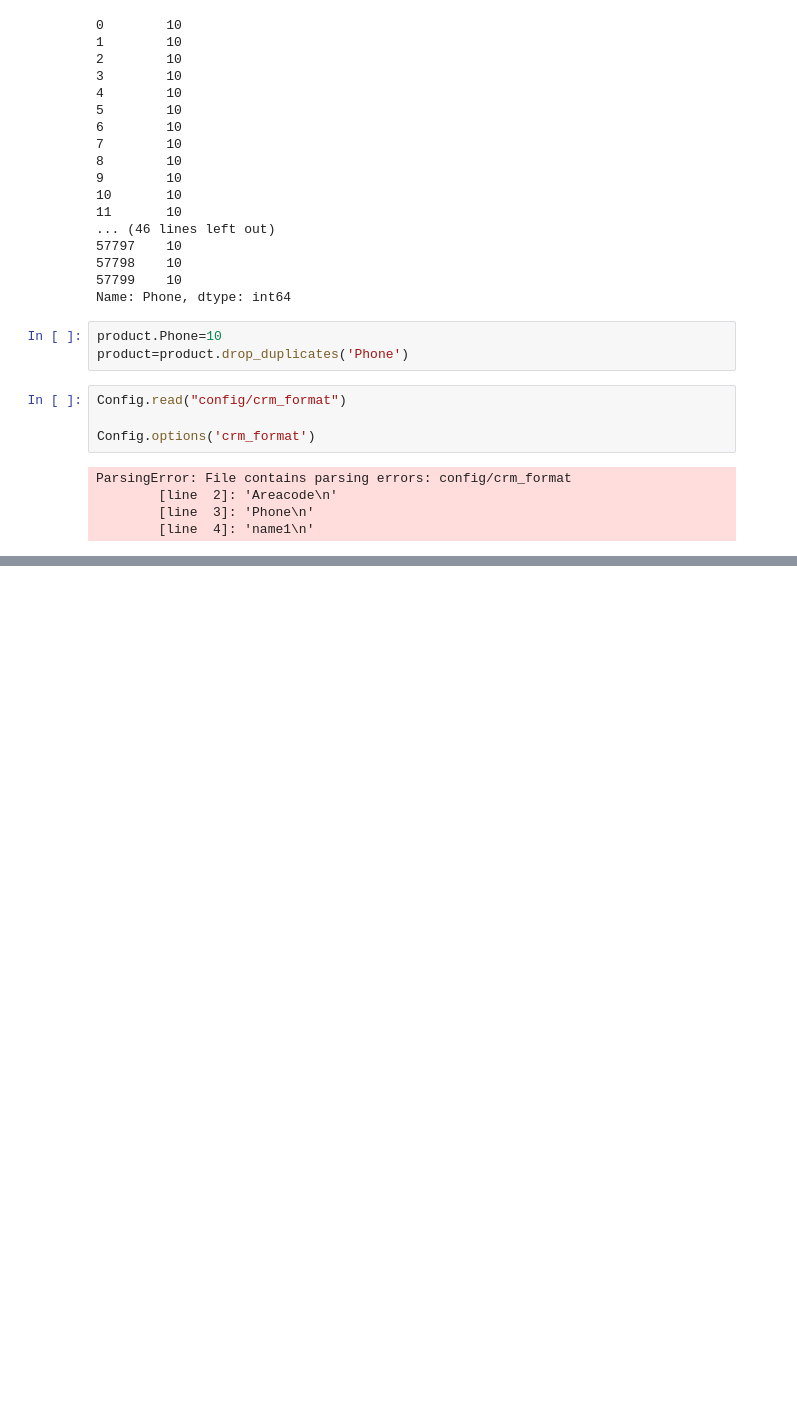
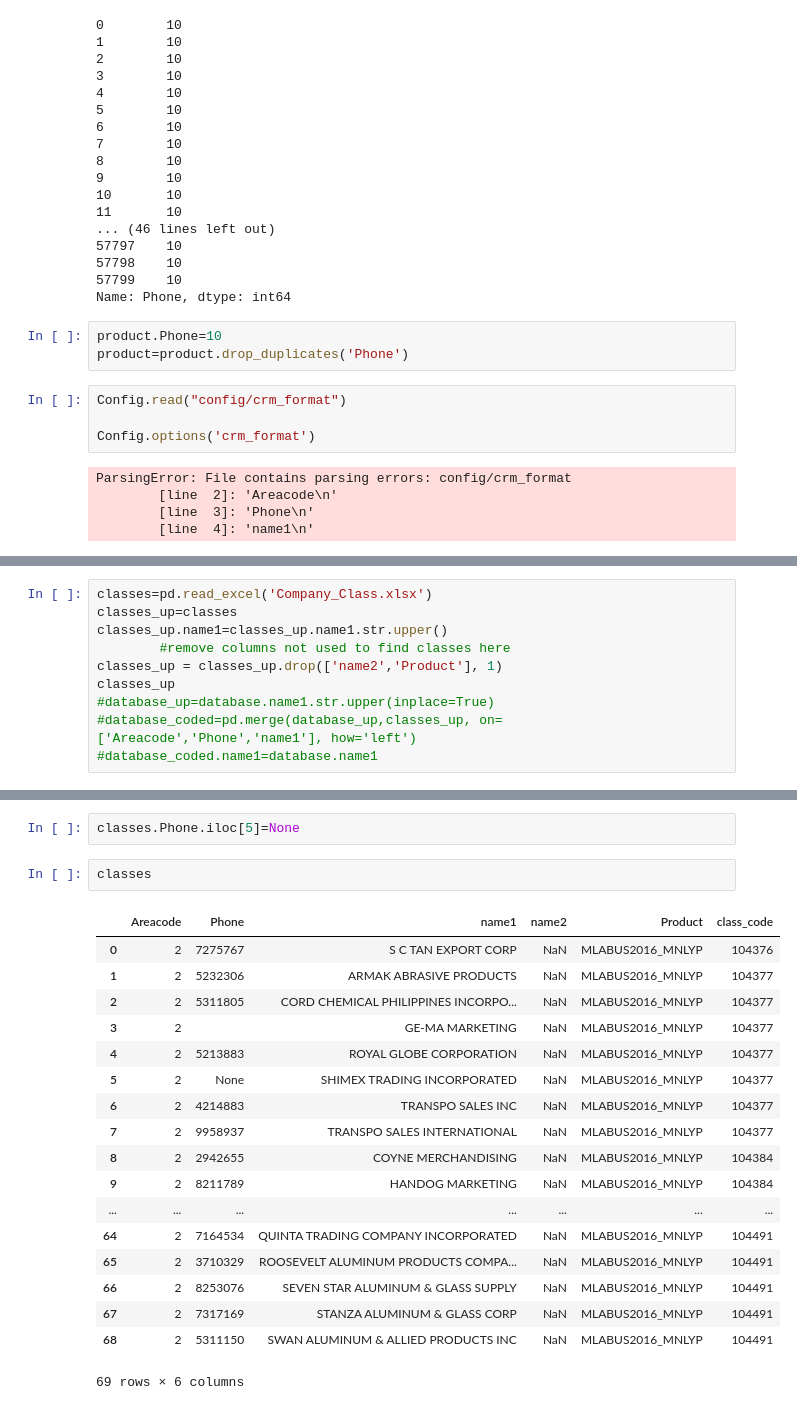
Before and after one commit to ncolina/DPC_SO, a Jupyter notebook: Testing.ipynb, the cells around one changed output, grey strips where cells are left out. Cells and saved outputs as stored; diff of their text form; blank space fills up the shorter version.

```diff
--- a/Testing.ipynb
+++ b/Testing.ipynb
@@ -306,0 +317,10 @@ for field in crmout:
+# %%
+classes=pd.read_excel('Company_Class.xlsx')
+classes_up=classes
+classes_up.name1=classes_up.name1.str.upper()
+        #remove columns not used to find classes here
+classes_up = classes_up.drop(['name2','Product'], 1)
+classes_up
+#database_up=database.name1.str.upper(inplace=True)
+#database_coded=pd.merge(database_up,classes_up, on=['Areacode','Phone','name1'], how='left')
+#database_coded.name1=database.name1
@@ -306,0 +346,23 @@ for field in crmout:
+# %%
+classes.Phone.iloc[5]=None
+# %%
+classes
+# %% [output]
+|  | Areacode | Phone | name1 | name2 | Product | class_code |
+| 0 | 2 | 7275767 | S C TAN EXPORT CORP | NaN | MLABUS2016_MNLYP | 104376 |
+| 1 | 2 | 5232306 | ARMAK ABRASIVE PRODUCTS | NaN | MLABUS2016_MNLYP | 104377 |
+| 2 | 2 | 5311805 | CORD CHEMICAL PHILIPPINES INCORPO... | NaN | MLABUS2016_MNLYP | 104377 |
+| 3 | 2 |  | GE-MA MARKETING | NaN | MLABUS2016_MNLYP | 104377 |
+| 4 | 2 | 5213883 | ROYAL GLOBE CORPORATION | NaN | MLABUS2016_MNLYP | 104377 |
+| 5 | 2 | None | SHIMEX TRADING INCORPORATED | NaN | MLABUS2016_MNLYP | 104377 |
+| 6 | 2 | 4214883 | TRANSPO SALES INC | NaN | MLABUS2016_MNLYP | 104377 |
+| 7 | 2 | 9958937 | TRANSPO SALES INTERNATIONAL | NaN | MLABUS2016_MNLYP | 104377 |
+| 8 | 2 | 2942655 | COYNE MERCHANDISING | NaN | MLABUS2016_MNLYP | 104384 |
+| 9 | 2 | 8211789 | HANDOG MARKETING | NaN | MLABUS2016_MNLYP | 104384 |
+| ... | ... | ... | ... | ... | ... | ... |
+| 64 | 2 | 7164534 | QUINTA TRADING COMPANY INCORPORATED | NaN | MLABUS2016_MNLYP | 104491 |
+| 65 | 2 | 3710329 | ROOSEVELT ALUMINUM PRODUCTS COMPA... | NaN | MLABUS2016_MNLYP | 104491 |
+| 66 | 2 | 8253076 | SEVEN STAR ALUMINUM & GLASS SUPPLY | NaN | MLABUS2016_MNLYP | 104491 |
+| 67 | 2 | 7317169 | STANZA ALUMINUM & GLASS CORP | NaN | MLABUS2016_MNLYP | 104491 |
+| 68 | 2 | 5311150 | SWAN ALUMINUM & ALLIED PRODUCTS INC | NaN | MLABUS2016_MNLYP | 104491 |
+69 rows × 6 columns
```
Also changed, not shown: parts of 4 cells of this notebook, 7 other files.
